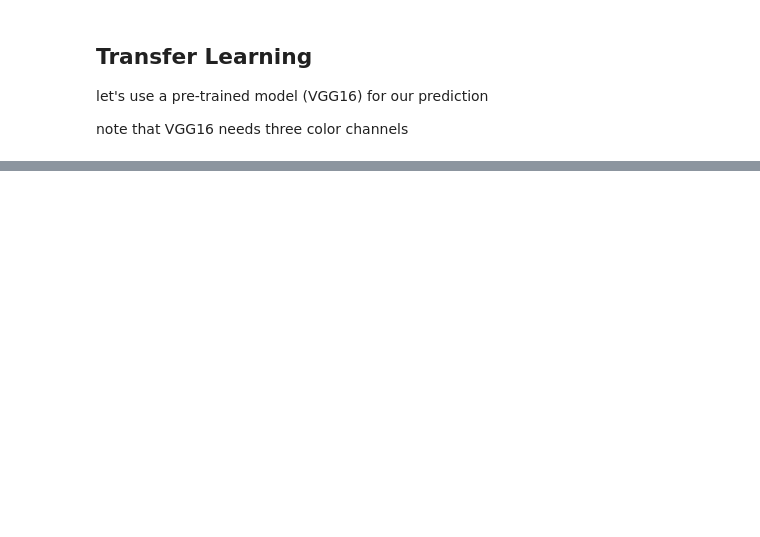
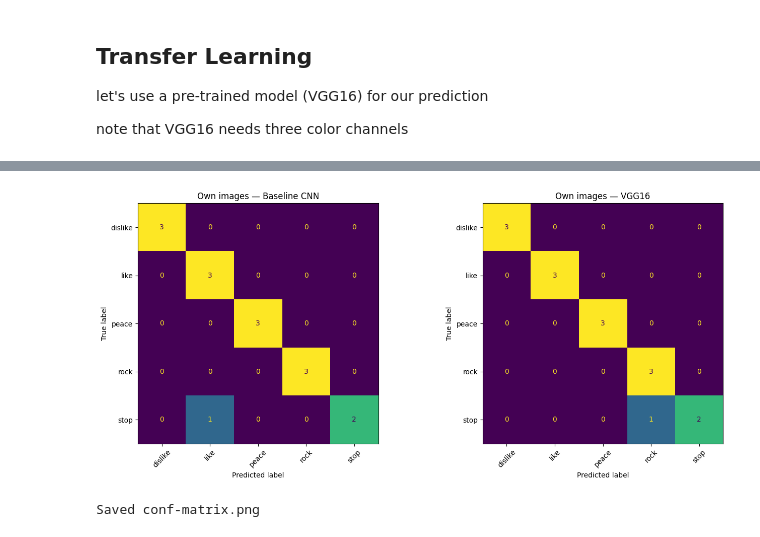
Before and after one commit to ITT-26/assignment-05-cnn-Alphazerfall, a Jupyter notebook: 02-dataset/exercise2.ipynb, the cells around one changed output, grey strips where cells are left out. Saved outputs shown, nothing was run; the diff lists cells and outputs as text; code cells hidden in the pictures; blank space fills up the shorter version.

```diff
--- a/02-dataset/exercise2.ipynb
+++ b/02-dataset/exercise2.ipynb
@@ -395,0 +485,25 @@ pass
+# %%
+y_pred_vgg = np.argmax(model_vgg.predict(X_user), axis=1)
+y_pred_own = np.argmax(model.predict(X_user), axis=1)
+
+fig, (ax1, ax2) = plt.subplots(1, 2, figsize=(14, 6))
+
+ConfusionMatrixDisplay(
+    confusion_matrix(user_true_labels, y_pred_own),
+    display_labels=label_names
+).plot(ax=ax1, colorbar=False)
+ax1.set_title("Own images — Baseline CNN")
+ax1.tick_params(axis='x', rotation=45)
+
+ConfusionMatrixDisplay(
+    confusion_matrix(user_true_labels, y_pred_vgg),
+    display_labels=label_names
+).plot(ax=ax2, colorbar=False)
+ax2.set_title("Own images — VGG16")
+ax2.tick_params(axis='x', rotation=45)
+
+plt.tight_layout()
+plt.savefig('conf-matrix.png', dpi=150)
+plt.show()
+print('Saved conf-matrix.png')
+# %% [output]
@@ -395,0 +512,2 @@ pass
+[figure, added]
+Saved conf-matrix.png
```
Also changed, not shown: parts of 22 cells of this notebook, 24 other files.
